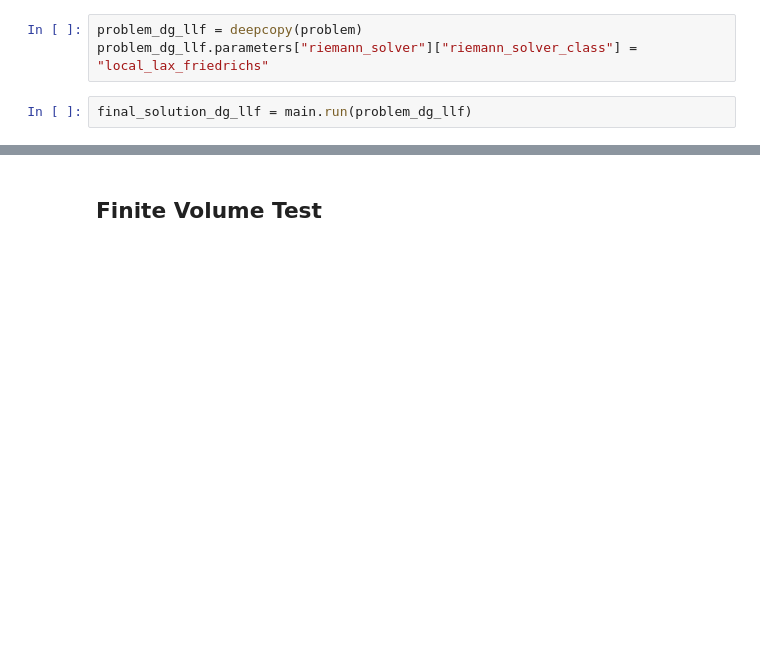
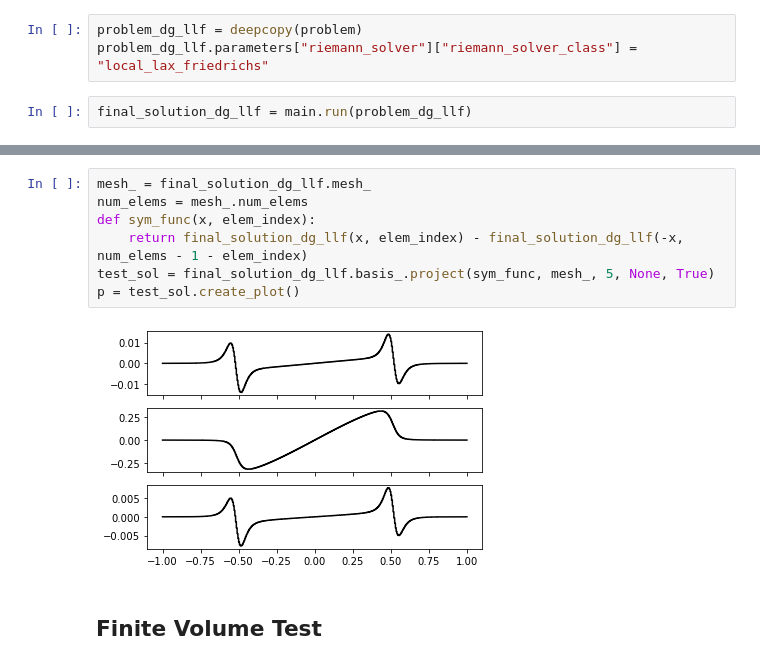
Before and after one commit to caleblogemann/pydogpack, a Jupyter notebook: apps/generalizedshallowwater/torrilhonexample/torrilhon_example.ipynb, the cells around one changed output, grey strips where cells are left out. Cells and saved outputs as stored; diff of their text form; blank space fills up the shorter version.

```diff
--- a/apps/generalizedshallowwater/torrilhonexample/torrilhon_example.ipynb
+++ b/apps/generalizedshallowwater/torrilhonexample/torrilhon_example.ipynb
@@ -159,4 +168,13 @@ HTML(ani.to_html5_video())
 [figure]
+# %%
+mesh_ = final_solution_dg_llf.mesh_
+num_elems = mesh_.num_elems
+def sym_func(x, elem_index):
+    return final_solution_dg_llf(x, elem_index) - final_solution_dg_llf(-x, num_elems - 1 - elem_index)
+test_sol = final_solution_dg_llf.basis_.project(sym_func, mesh_, 5, None, True)
+p = test_sol.create_plot()
+# %% [output]
+[figure, added]
 # %% [markdown]
 ## Finite Volume Test
 # %%
```
Also changed, not shown: parts of 7 cells of this notebook, 15 other files.
